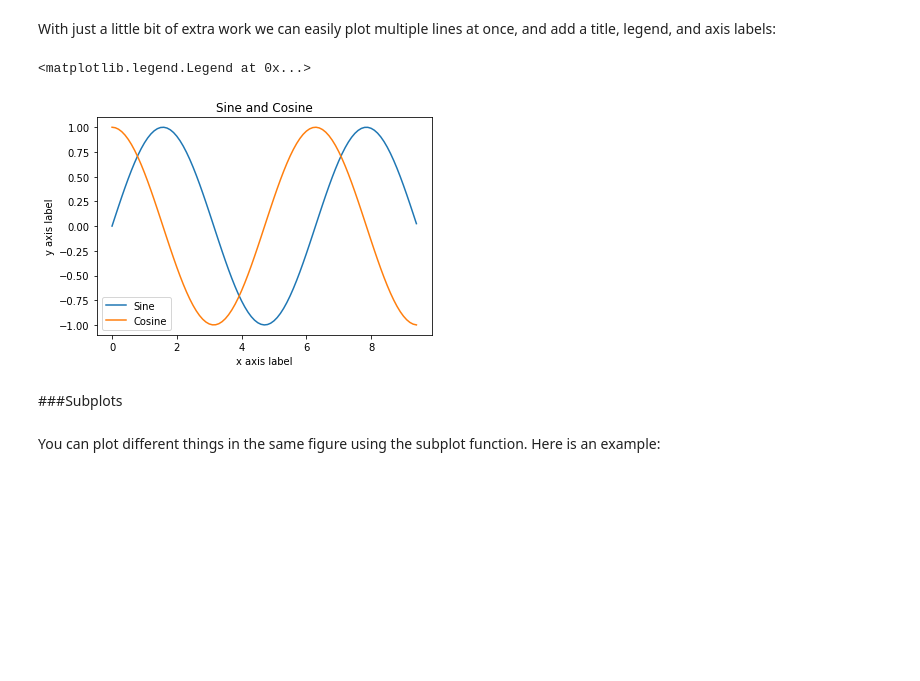
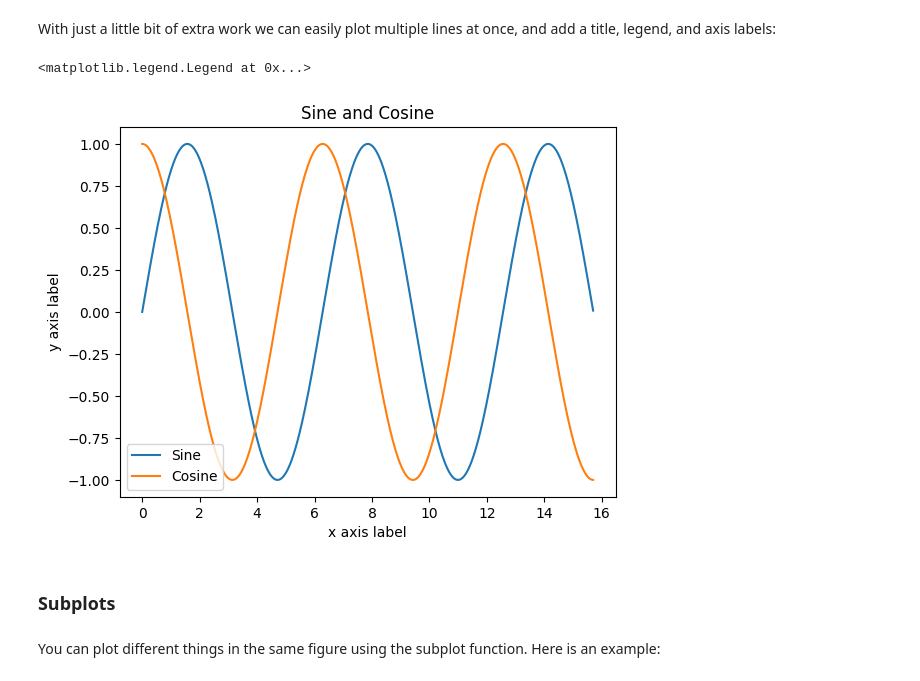
Before and after one commit to JerryYangAI/cs231n.github.io, a Jupyter notebook: python-colab.ipynb, the cells around one changed output. Drawn from its saved outputs; the diff is of its cells as text; code cells hidden in the pictures; blank space fills up the shorter version.

```diff
--- a/python-colab.ipynb
+++ b/python-colab.ipynb
@@ -938,7 +1102,7 @@ By running this special iPython command, we will be displaying plots inline:
 The most important function in `matplotlib` is plot, which allows you to plot 2D data. Here is a simple example:
 # %%
 # Compute the x and y coordinates for points on a sine curve
-x = np.arange(0, 3 * np.pi, 0.1)
+x = np.arange(0, 5 * np.pi, 0.01)
 y = np.sin(x)
 
 # Plot the points using matplotlib
@@ -951,19 +1115,22 @@ With just a little bit of extra work we can easily plot multiple lines at once,
 # %%
 y_sin = np.sin(x)
 y_cos = np.cos(x)
+
+y_tan = np.tan(x)
+y_cot = 1 / np.tan(x)
 
 # Plot the points using matplotlib
 plt.plot(x, y_sin)
 plt.plot(x, y_cos)
 plt.xlabel('x axis label')
 plt.ylabel('y axis label')
 plt.title('Sine and Cosine')
 plt.legend(['Sine', 'Cosine'])
 # %% [output]
 <matplotlib.legend.Legend at 0x...>
-[figure, old version]
+[figure, new version]
 # %% [markdown]
-###Subplots
+### Subplots
 # %% [markdown]
 You can plot different things in the same figure using the subplot function. Here is an example:
 # %%
```
Also changed, not shown: parts of 105 cells of this notebook.
